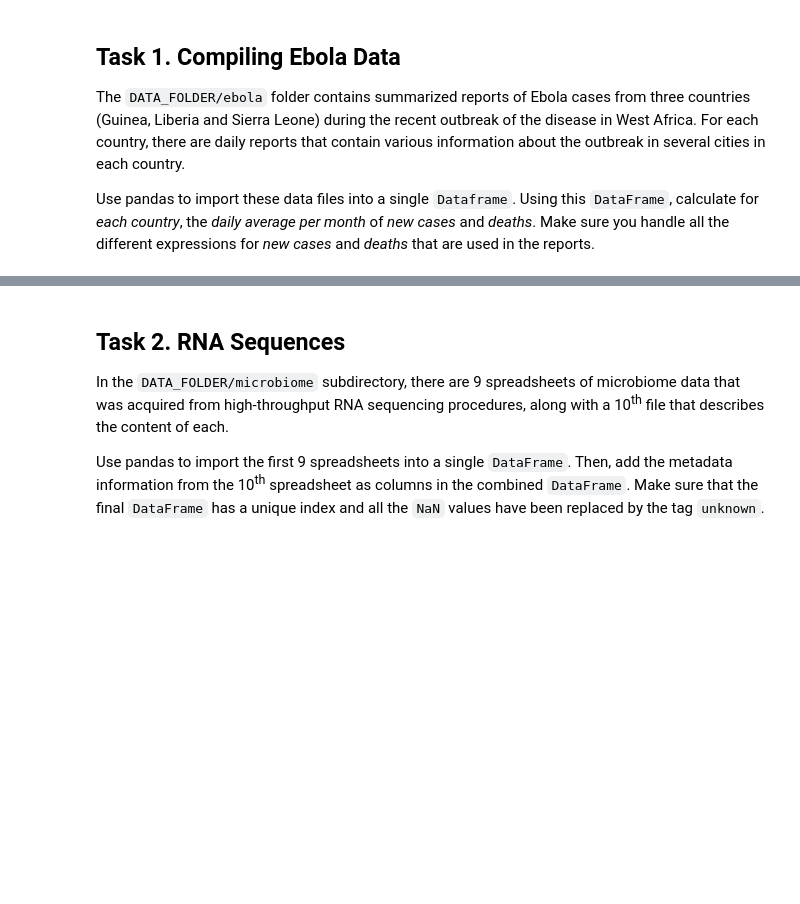
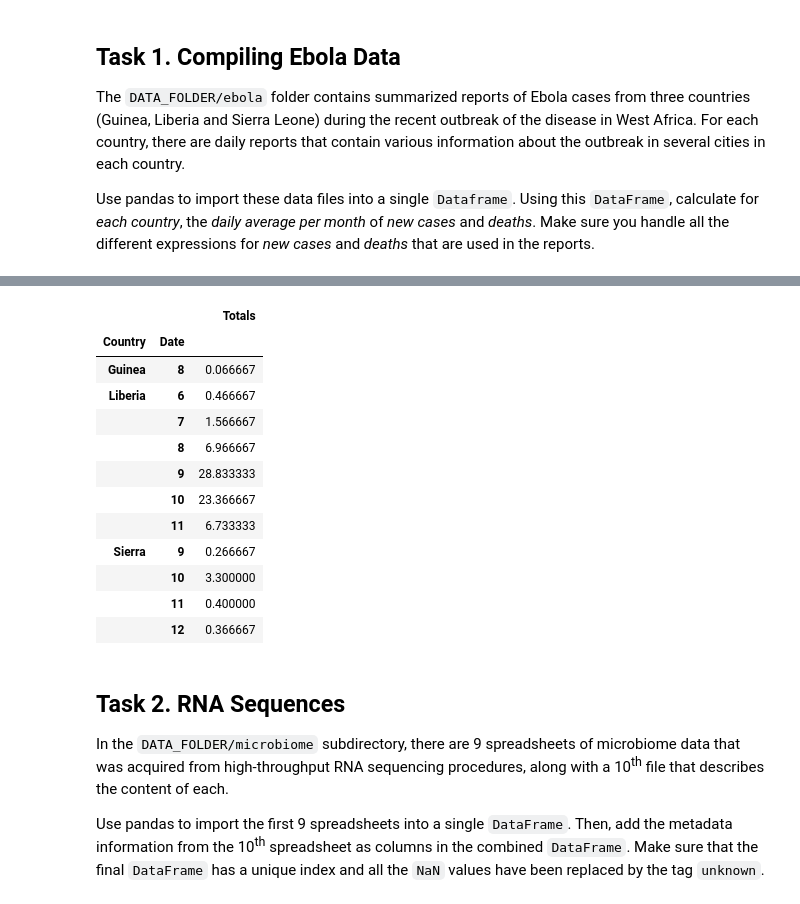
Before and after one commit to brunowicht/ada_project, a Jupyter notebook: 01 - Pandas and Data Wrangling/Homework 1.ipynb, the cells around one changed output, grey strips where cells are left out. Saved outputs shown, nothing was run; the diff lists cells and outputs as text; code cells hidden in the pictures; blank space fills up the shorter version.

```diff
--- a/01 - Pandas and Data Wrangling/Homework 1.ipynb
+++ b/01 - Pandas and Data Wrangling/Homework 1.ipynb
@@ -20,3 +83,20 @@ Make sure you handle all the different expressions for *new cases* and *deaths*
+# %%
+# Display the average for new deaths
+calculate_average(new_death_columns)
+# %% [output]
+|  |  | Totals |
+| Country | Date |  |
+| Guinea | 8 | 0.066667 |
+| Liberia | 6 | 0.466667 |
+|  | 7 | 1.566667 |
+|  | 8 | 6.966667 |
+|  | 9 | 28.833333 |
+|  | 10 | 23.366667 |
+|  | 11 | 6.733333 |
+| Sierra | 9 | 0.266667 |
+|  | 10 | 3.300000 |
+|  | 11 | 0.400000 |
+|  | 12 | 0.366667 |
 # %% [markdown]
 ## Task 2. RNA Sequences
 
```
Also changed, not shown: parts of 5 cells of this notebook.
